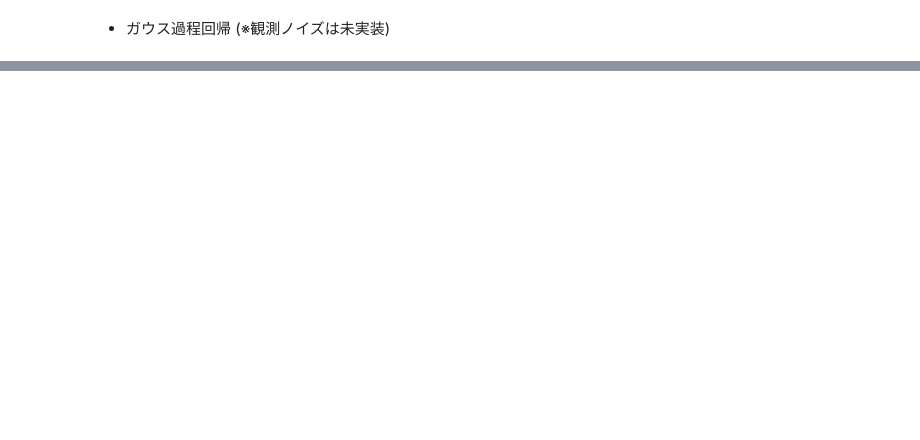
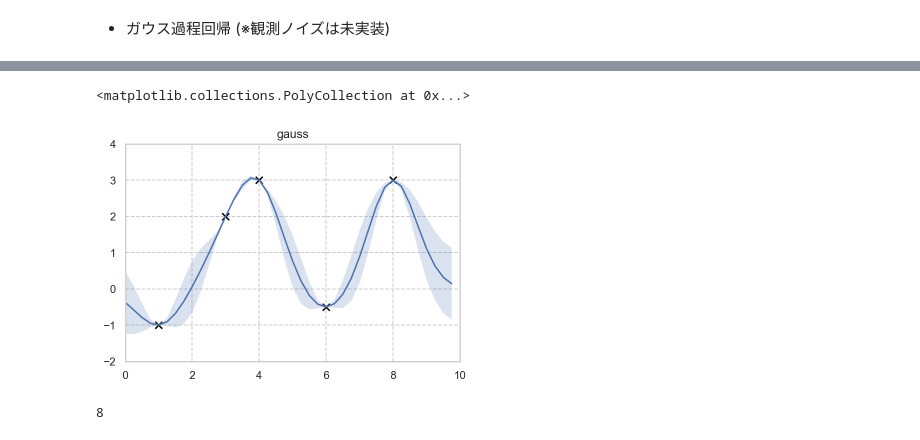
Before and after one commit to kazuya-n/GP_testdemo, a Jupyter notebook: gaussian_process.ipynb, the cells around one changed output, grey strips where cells are left out. Cells and saved outputs as stored; diff of their text form; code cells hidden in the pictures; blank space fills up the shorter version.

```diff
--- a/gaussian_process.ipynb
+++ b/gaussian_process.ipynb
@@ -259,0 +266,34 @@ plt.fill_between(x_test.T.tolist()[0], mu-var, mu+var, facecolor='y',alpha=0.5)
+# %%
+#学習データD
+data = np.loadtxt("gpr.dat")
+
+x = np.matrix([1,3,4,6,8]).T
+y = np.matrix([-1,2,3,-0.5,3]).T
+# %%
+x_test = np.matrix(np.arange(-10, 10, 0.25)).T
+# %%
+mu, var = gpr(x_test, x, y, k_RBF)
+# %%
+#グラフ化
+sns.set()
+sns.set_style("whitegrid", {'grid.linestyle': '--'})
+
+plt.figure()
+plt.xlim(0,10)
+plt.ylim(-2.0,4.0)
+plt.title('gauss')
+
+#学習データ
+plt.scatter(x.T.tolist()[0], y.T.tolist()[0], s=50, c='black',marker='x')
+
+#予測値(期待値)
+plt.plot(x_test.T.tolist()[0], mu)
+plt.fill_between(x_test.T.tolist()[0], mu-var, mu+var, facecolor='b',alpha=0.2)
+# %% [output]
+<matplotlib.collections.PolyCollection at 0x...>
+[figure, added]
+# %%
+import multiprocessing
+multiprocessing.cpu_count()
+# %% [output]
+8
```
Also changed, not shown: parts of 12 cells of this notebook, 1 other file.
